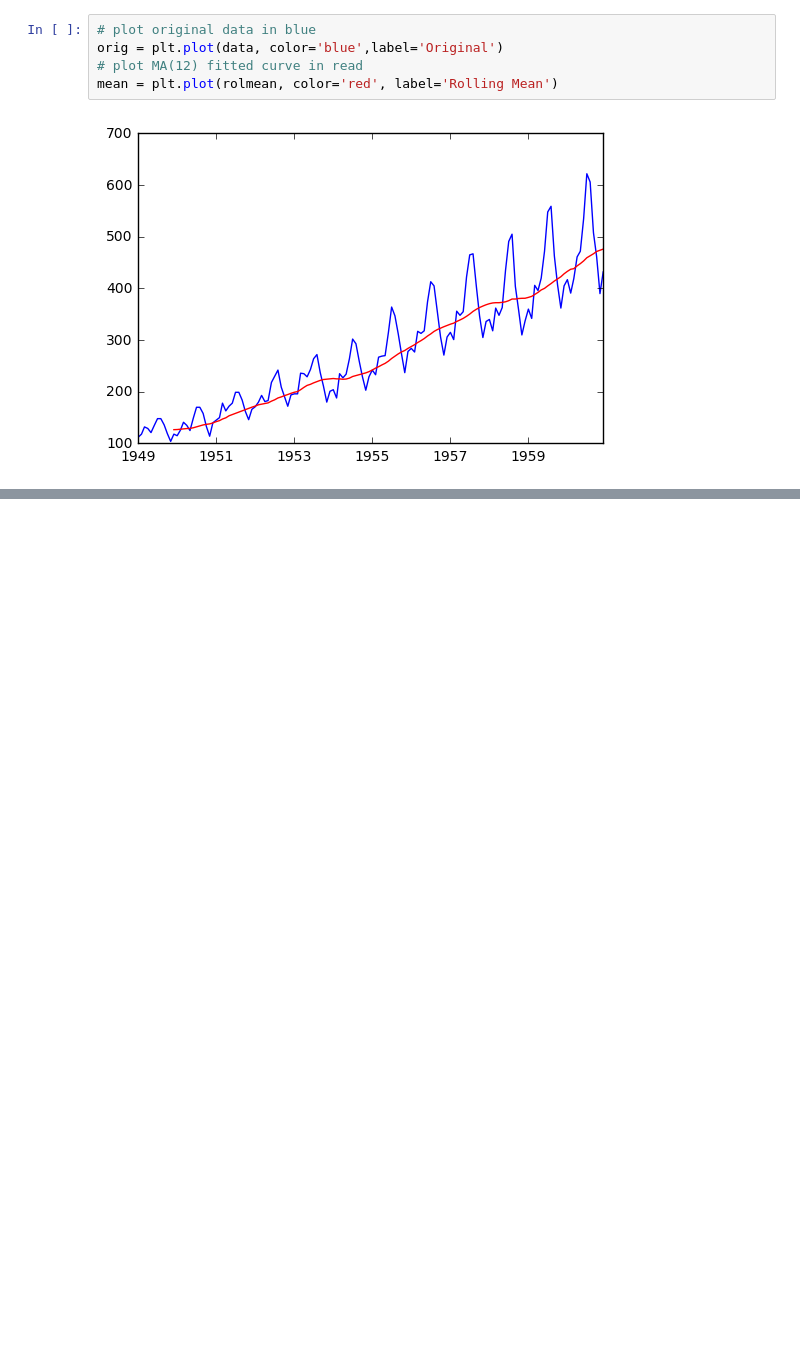
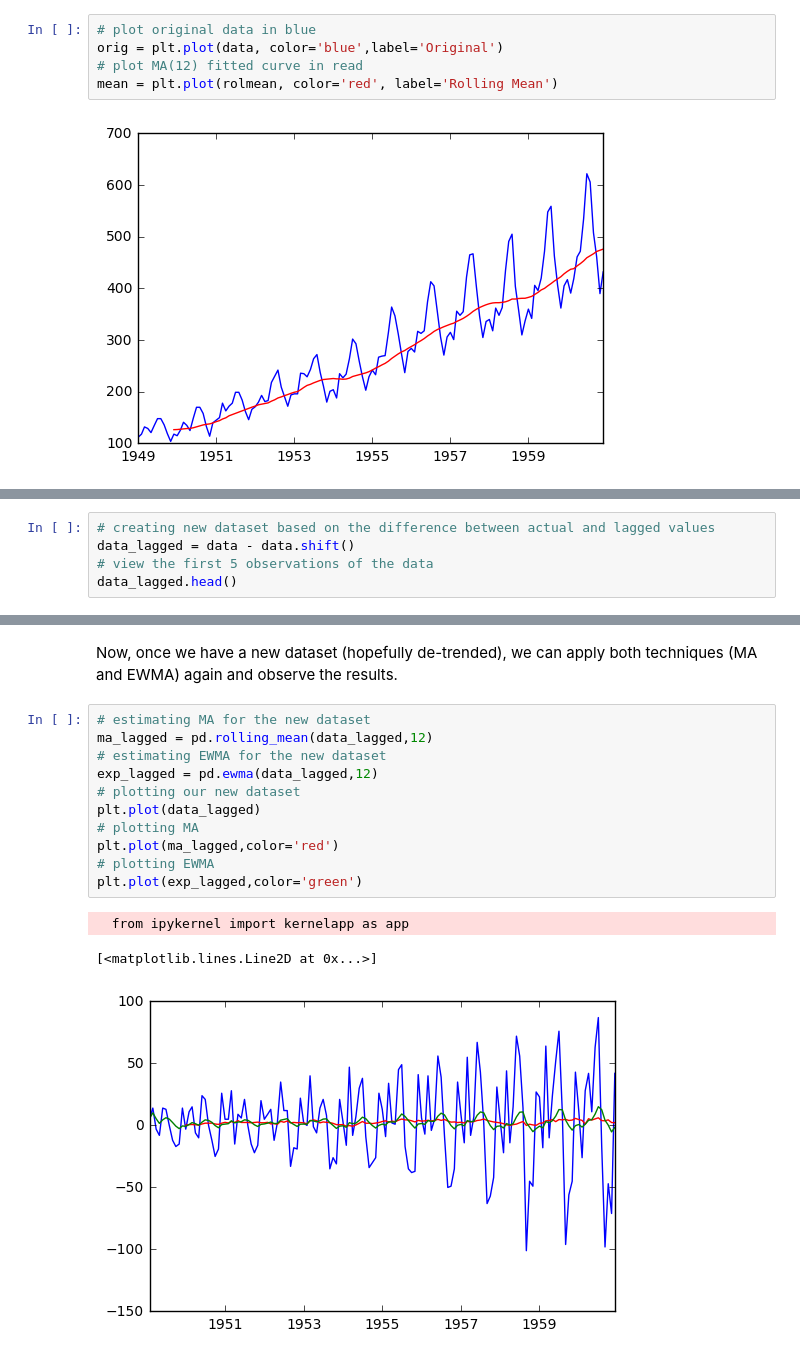
Before and after one commit to HrantDavtyan/Time_series_analysis, a Jupyter notebook: Time_series_1.ipynb, the cells around one changed output, grey strips where cells are left out. Cells and saved outputs as stored; diff of their text form; blank space fills up the shorter version.

```diff
--- a/Time_series_1.ipynb
+++ b/Time_series_1.ipynb
@@ -128,0 +230,5 @@ From the plot above we can infer that in average, our fitted line does a good jo
+# %%
+# creating new dataset based on the difference between actual and lagged values
+data_lagged = data - data.shift()
+# view the first 5 observations of the data
+data_lagged.head()
@@ -128,0 +243,17 @@ From the plot above we can infer that in average, our fitted line does a good jo
+# %% [markdown]
+Now, once we have a new dataset (hopefully de-trended), we can apply both techniques (MA and EWMA) again and observe the results.
+# %%
+# estimating MA for the new dataset
+ma_lagged = pd.rolling_mean(data_lagged,12)
+# estimating EWMA for the new dataset
+exp_lagged = pd.ewma(data_lagged,12)
+# plotting our new dataset
+plt.plot(data_lagged)
+# plotting MA
+plt.plot(ma_lagged,color='red')
+# plotting EWMA
+plt.plot(exp_lagged,color='green')
+# %% [output]
+  from ipykernel import kernelapp as app
+[<matplotlib.lines.Line2D at 0x...>]
+[figure, added]
```
Also changed, not shown: parts of 27 cells of this notebook.
